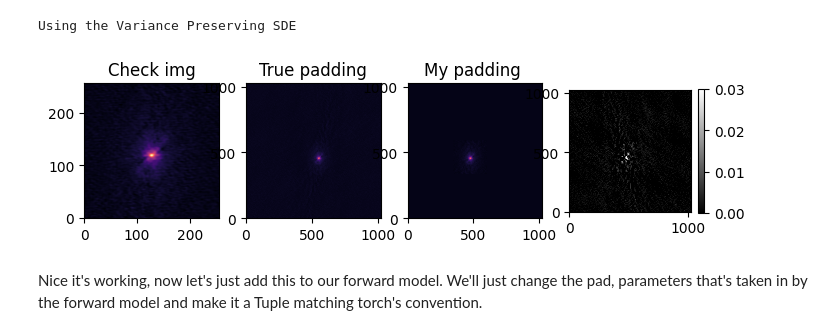
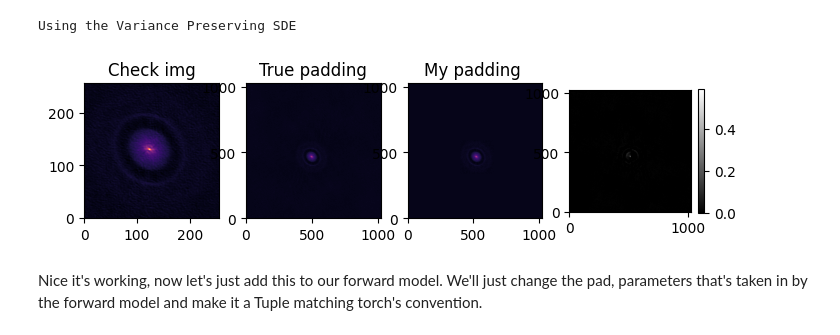
Before and after one commit to EnceladeCandy/bayesian-imaging-radio, a Jupyter notebook: experiment_notebooks/inference_htlup.ipynb, the cells around one changed output. Drawn from its saved outputs; the diff is of its cells as text; code cells hidden in the pictures.

```diff
--- a/experiment_notebooks/inference_htlup.ipynb
+++ b/experiment_notebooks/inference_htlup.ipynb
@@ -23,7 +23,7 @@ pad = (npix-img_size)//2
 # Importing data
 # data_dir = "/home/noedia/projects/rrg-lplevass/data/htlup_4096_gridded_sinc.npz"
 # data_dir = "/home/noedia/scratch/bayesian_imaging_radio/dsharp_npz/HD163296_gridded_sinc_4096.npz"
-data_dir = "/home/noedia/scratch/bayesian_imaging_radio/dsharp_gridded/Elias20_continuum_4096_gridded_sinc.npz"
+data_dir = "/home/noedia/scratch/bayesian_imaging_radio/dsharp_gridded/Elias24_continuum_4096_gridded_sinc.npz"
 with np.load(data_dir) as data_gridded:
         vis_bin_re = torch.tensor(data_gridded["vis_bin_re"]).to(device)
         vis_bin_imag = torch.tensor(data_gridded["vis_bin_imag"]).to(device)
@@ -42,7 +42,7 @@ y = complex_to_real(vis_sampled) * npix
 sigma_y = complex_to_real(std_sampled) * npix
 
 # Irregular padding strategy depending on the position of the image on teh 4096x4096 pixel grid.
-xshift = 40
+xshift = -10
 yshift = 50
 # Irregular padding
 xc = npix//2 - xshift # center of the 256*256 pixel grid we want to reconstruct
@@ -69,27 +69,27 @@ dirty_image = ftshift(ift(iftshift(vis_bin_re + 1j * vis_bin_imag))).real
 # %%
 Dy = yc-img_size//2
 Uy = yc+img_size//2
 Dx = xc-img_size//2
 Ux = xc+img_size//2
 nopad_dirty = flip(dirty_image[Dy:Uy, Dx:Ux])
 dirty_padded = torch.nn.functional.pad(nopad_dirty, pad = pad)
 
 fig, axs = plt.subplots(1, 4, figsize = (8, 4))
 D = npix//2 - 512
 U = npix//2 + 512
 
 axs[0].imshow(nopad_dirty.cpu().squeeze(), cmap = "magma", origin = "lower")
 axs[0].set_title("Check img")
 axs[1].imshow(flip(dirty_image)[D:U, D:U].cpu().squeeze(), cmap = "magma", origin = "lower")
 axs[1].set_title("True padding")
 axs[2].imshow(dirty_padded[D:U, D:U].cpu().squeeze(), cmap = "magma", origin = "lower")
 axs[2].set_title("My padding ")
 
-im = axs[3].imshow((dirty_padded - dirty_image)[D:U, D:U].cpu().squeeze(), cmap = "gray", origin = "lower", vmin = 0, vmax = 0.03)
+im = axs[3].imshow((dirty_padded - dirty_image)[D:U, D:U].cpu().squeeze(), cmap = "gray", origin = "lower", vmin = 0)
 plt.colorbar(im, fraction = 0.046)
 plt.subplots_adjust(wspace = 0.2)
 # %% [output]
-[figure, old version]
+[figure, new version]
 # %% [markdown]
 Nice it's working, now let's just add this to our forward model. We'll just change the pad, parameters that's taken in by the forward model and make it a Tuple matching torch's convention.
 # %%
```
Also changed, not shown: parts of 3 cells of this notebook.
